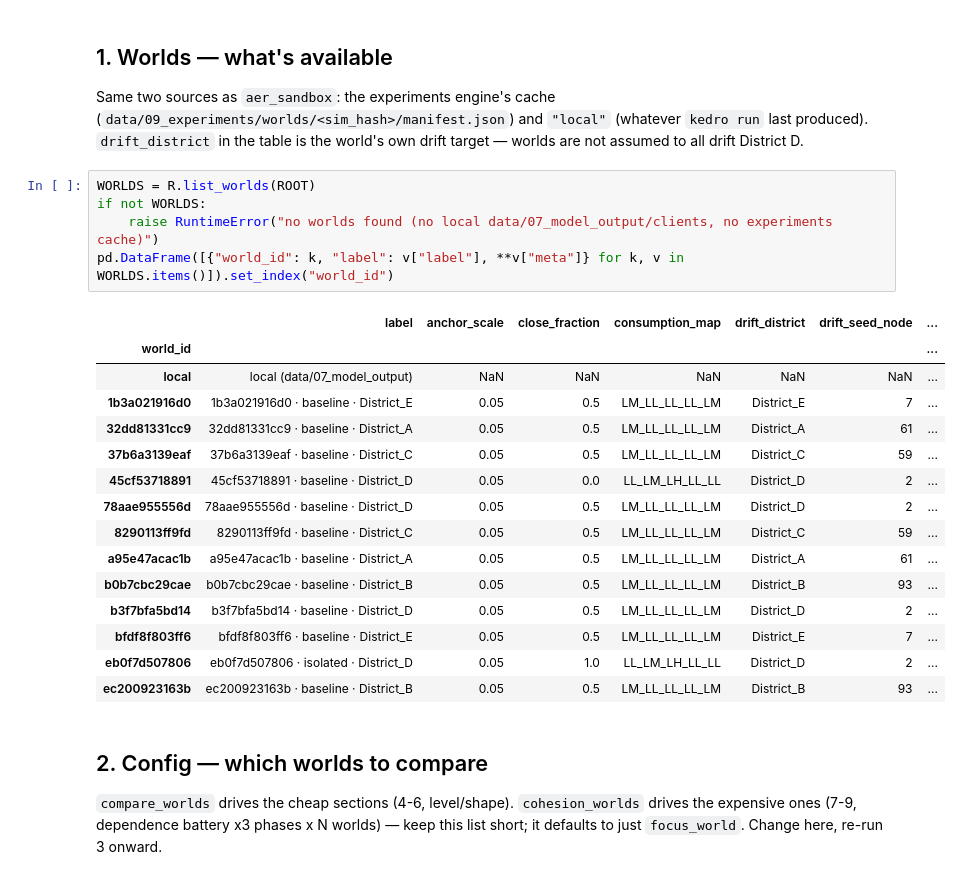
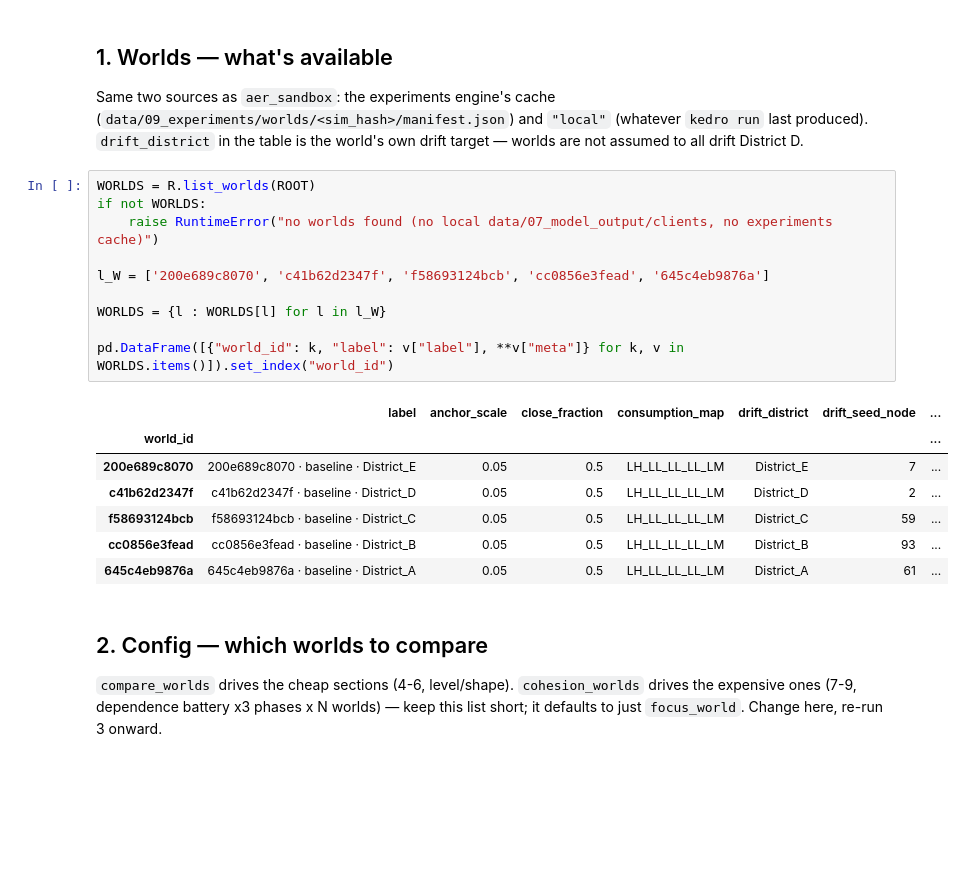
Before and after one commit to arthurhirez/FedCausal, a Jupyter notebook: notebooks/prospection/sim_regimes.ipynb, the cells around one changed output. Cells and saved outputs as stored; diff of their text form; blank space fills up the shorter version.

```diff
--- a/notebooks/prospection/sim_regimes.ipynb
+++ b/notebooks/prospection/sim_regimes.ipynb
@@ -68,24 +68,21 @@ target — worlds are not assumed to all drift District D.
 # %%
 WORLDS = R.list_worlds(ROOT)
 if not WORLDS:
     raise RuntimeError("no worlds found (no local data/07_model_output/clients, no experiments cache)")
+
+l_W = ['200e689c8070', 'c41b62d2347f', 'f58693124bcb', 'cc0856e3fead', '645c4eb9876a']
+
+WORLDS = {l : WORLDS[l] for l in l_W}
+
 pd.DataFrame([{"world_id": k, "label": v["label"], **v["meta"]} for k, v in WORLDS.items()]).set_index("world_id")
 # %% [output]
 |  | label | anchor_scale | close_fraction | consumption_map | drift_district | drift_seed_node | ... |
 | world_id |  |  |  |  |  |  | ... |
-| local | local (data/07_model_output) | NaN | NaN | NaN | NaN | NaN | ... |
-| 1b3a021916d0 | 1b3a021916d0 · baseline · District_E | 0.05 | 0.5 | LM_LL_LL_LL_LM | District_E | 7 | ... |
-| 32dd81331cc9 | 32dd81331cc9 · baseline · District_A | 0.05 | 0.5 | LM_LL_LL_LL_LM | District_A | 61 | ... |
-| 37b6a3139eaf | 37b6a3139eaf · baseline · District_C | 0.05 | 0.5 | LM_LL_LL_LL_LM | District_C | 59 | ... |
-| 45cf53718891 | 45cf53718891 · baseline · District_D | 0.05 | 0.0 | LL_LM_LH_LL_LL | District_D | 2 | ... |
-| 78aae955556d | 78aae955556d · baseline · District_D | 0.05 | 0.5 | LM_LL_LL_LL_LM | District_D | 2 | ... |
-| 8290113ff9fd | 8290113ff9fd · baseline · District_C | 0.05 | 0.5 | LM_LL_LL_LL_LM | District_C | 59 | ... |
-| a95e47acac1b | a95e47acac1b · baseline · District_A | 0.05 | 0.5 | LM_LL_LL_LL_LM | District_A | 61 | ... |
-| b0b7cbc29cae | b0b7cbc29cae · baseline · District_B | 0.05 | 0.5 | LM_LL_LL_LL_LM | District_B | 93 | ... |
-| b3f7bfa5bd14 | b3f7bfa5bd14 · baseline · District_D | 0.05 | 0.5 | LM_LL_LL_LL_LM | District_D | 2 | ... |
-| bfdf8f803ff6 | bfdf8f803ff6 · baseline · District_E | 0.05 | 0.5 | LM_LL_LL_LL_LM | District_E | 7 | ... |
-| eb0f7d507806 | eb0f7d507806 · isolated · District_D | 0.05 | 1.0 | LL_LM_LH_LL_LL | District_D | 2 | ... |
-| ec200923163b | ec200923163b · baseline · District_B | 0.05 | 0.5 | LM_LL_LL_LL_LM | District_B | 93 | ... |
+| 200e689c8070 | 200e689c8070 · baseline · District_E | 0.05 | 0.5 | LH_LL_LL_LL_LM | District_E | 7 | ... |
+| c41b62d2347f | c41b62d2347f · baseline · District_D | 0.05 | 0.5 | LH_LL_LL_LL_LM | District_D | 2 | ... |
+| f58693124bcb | f58693124bcb · baseline · District_C | 0.05 | 0.5 | LH_LL_LL_LL_LM | District_C | 59 | ... |
+| cc0856e3fead | cc0856e3fead · baseline · District_B | 0.05 | 0.5 | LH_LL_LL_LL_LM | District_B | 93 | ... |
+| 645c4eb9876a | 645c4eb9876a · baseline · District_A | 0.05 | 0.5 | LH_LL_LL_LL_LM | District_A | 61 | ... |
 # %% [markdown]
 ## 2. Config — which worlds to compare
 
```
Also changed, not shown: parts of 3 cells of this notebook, 10 other files.
